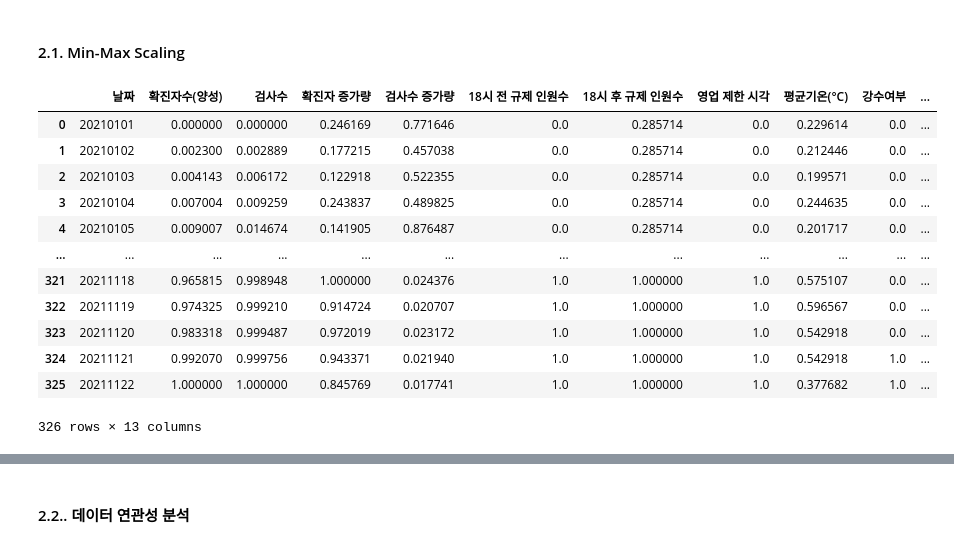
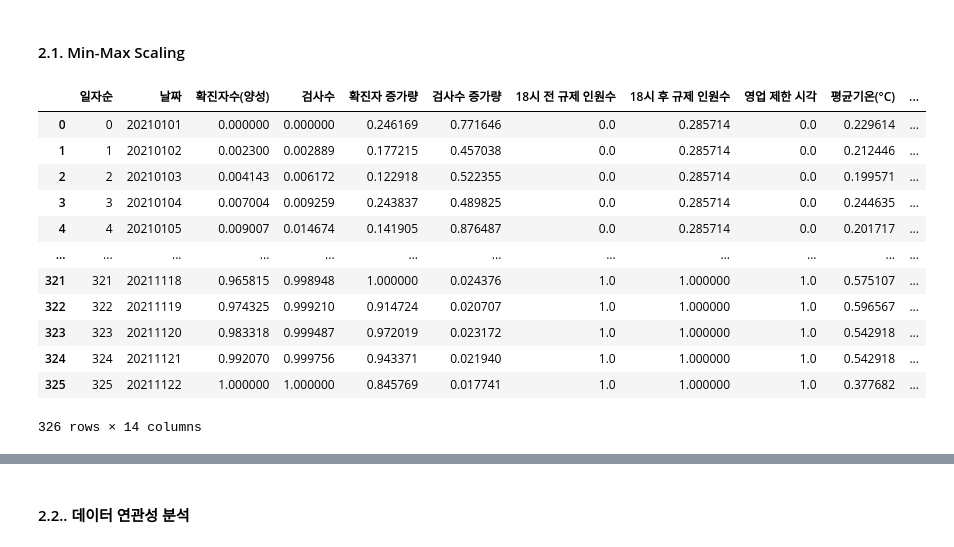
Before and after one commit to Chromatic-Hwi/Covid_Sales_Prediction, a Jupyter notebook: Covid_Sales_Prediction_Ver.2.8.ipynb, the cells around one changed output, grey strips where cells are left out. Cells and saved outputs as stored; diff of their text form; code cells hidden in the pictures.

```diff
--- a/Covid_Sales_Prediction_Ver.2.8.ipynb
+++ b/Covid_Sales_Prediction_Ver.2.8.ipynb
@@ -83,28 +83,29 @@ Data_Combined['Won'].max()
 # %%
 from sklearn.preprocessing import MinMaxScaler
 # 정규화 과정을 거쳐 데이터 범위를 원하는 범위로 제한. 그래프는 동일하나 손실 정도를 확인하기에 더 좋음.
 # 배치 정규화는 기울기 소멸 문제를 해결하기는 좋으나, RNN의 경우 계층별로 미니 정규화 적용이 필요해 모델이 복잡해지고 효율이 저하됨.
 Data_Combined.sort_index(ascending=False).reset_index(drop=True)
 
 scaler = MinMaxScaler()
 scale_cols = ['확진자수(양성)', '검사수', '확진자 증가량', '검사수 증가량', '18시 전 규제 인원수', '18시 후 규제 인원수', '영업 제한 시각', '평균기온(°C)', '강수여부', '일강수량(mm)', '평균 풍속(m/s)', 'Won']
 Data_scaled = scaler.fit_transform(Data_Combined[scale_cols])
 Data_scaled = pd.DataFrame(Data_scaled)
 Data_scaled.columns = scale_cols
 
-Data_scaled.insert(0, '날짜', Data_Combined['날짜'])
+Data_scaled.insert(0, '일자순', Data_Combined['Unnamed: 0'])
+Data_scaled.insert(1, '날짜', Data_Combined['날짜'])
 Data_scaled
 # %% [output]
-|  | 날짜 | 확진자수(양성) | 검사수 | 확진자 증가량 | 검사수 증가량 | 18시 전 규제 인원수 | 18시 후 규제 인원수 | 영업 제한 시각 | 평균기온(°C) | 강수여부 | ... |
-| 0 | 20210101 | 0.000000 | 0.000000 | 0.246169 | 0.771646 | 0.0 | 0.285714 | 0.0 | 0.229614 | 0.0 | ... |
-| 1 | 20210102 | 0.002300 | 0.002889 | 0.177215 | 0.457038 | 0.0 | 0.285714 | 0.0 | 0.212446 | 0.0 | ... |
-| 2 | 20210103 | 0.004143 | 0.006172 | 0.122918 | 0.522355 | 0.0 | 0.285714 | 0.0 | 0.199571 | 0.0 | ... |
-| 3 | 20210104 | 0.007004 | 0.009259 | 0.243837 | 0.489825 | 0.0 | 0.285714 | 0.0 | 0.244635 | 0.0 | ... |
-| 4 | 20210105 | 0.009007 | 0.014674 | 0.141905 | 0.876487 | 0.0 | 0.285714 | 0.0 | 0.201717 | 0.0 | ... |
+|  | 일자순 | 날짜 | 확진자수(양성) | 검사수 | 확진자 증가량 | 검사수 증가량 | 18시 전 규제 인원수 | 18시 후 규제 인원수 | 영업 제한 시각 | 평균기온(°C) | ... |
+| 0 | 0 | 20210101 | 0.000000 | 0.000000 | 0.246169 | 0.771646 | 0.0 | 0.285714 | 0.0 | 0.229614 | ... |
+| 1 | 1 | 20210102 | 0.002300 | 0.002889 | 0.177215 | 0.457038 | 0.0 | 0.285714 | 0.0 | 0.212446 | ... |
+| 2 | 2 | 20210103 | 0.004143 | 0.006172 | 0.122918 | 0.522355 | 0.0 | 0.285714 | 0.0 | 0.199571 | ... |
+| 3 | 3 | 20210104 | 0.007004 | 0.009259 | 0.243837 | 0.489825 | 0.0 | 0.285714 | 0.0 | 0.244635 | ... |
+| 4 | 4 | 20210105 | 0.009007 | 0.014674 | 0.141905 | 0.876487 | 0.0 | 0.285714 | 0.0 | 0.201717 | ... |
 | ... | ... | ... | ... | ... | ... | ... | ... | ... | ... | ... | ... |
-| 321 | 20211118 | 0.965815 | 0.998948 | 1.000000 | 0.024376 | 1.0 | 1.000000 | 1.0 | 0.575107 | 0.0 | ... |
-| 322 | 20211119 | 0.974325 | 0.999210 | 0.914724 | 0.020707 | 1.0 | 1.000000 | 1.0 | 0.596567 | 0.0 | ... |
-| 323 | 20211120 | 0.983318 | 0.999487 | 0.972019 | 0.023172 | 1.0 | 1.000000 | 1.0 | 0.542918 | 0.0 | ... |
-| 324 | 20211121 | 0.992070 | 0.999756 | 0.943371 | 0.021940 | 1.0 | 1.000000 | 1.0 | 0.542918 | 1.0 | ... |
-| 325 | 20211122 | 1.000000 | 1.000000 | 0.845769 | 0.017741 | 1.0 | 1.000000 | 1.0 | 0.377682 | 1.0 | ... |
+| 321 | 321 | 20211118 | 0.965815 | 0.998948 | 1.000000 | 0.024376 | 1.0 | 1.000000 | 1.0 | 0.575107 | ... |
+| 322 | 322 | 20211119 | 0.974325 | 0.999210 | 0.914724 | 0.020707 | 1.0 | 1.000000 | 1.0 | 0.596567 | ... |
+| 323 | 323 | 20211120 | 0.983318 | 0.999487 | 0.972019 | 0.023172 | 1.0 | 1.000000 | 1.0 | 0.542918 | ... |
+| 324 | 324 | 20211121 | 0.992070 | 0.999756 | 0.943371 | 0.021940 | 1.0 | 1.000000 | 1.0 | 0.542918 | ... |
+| 325 | 325 | 20211122 | 1.000000 | 1.000000 | 0.845769 | 0.017741 | 1.0 | 1.000000 | 1.0 | 0.377682 | ... |
-326 rows × 13 columns
+326 rows × 14 columns
```
Also changed, not shown: parts of 10 cells of this notebook, 6 other files.
